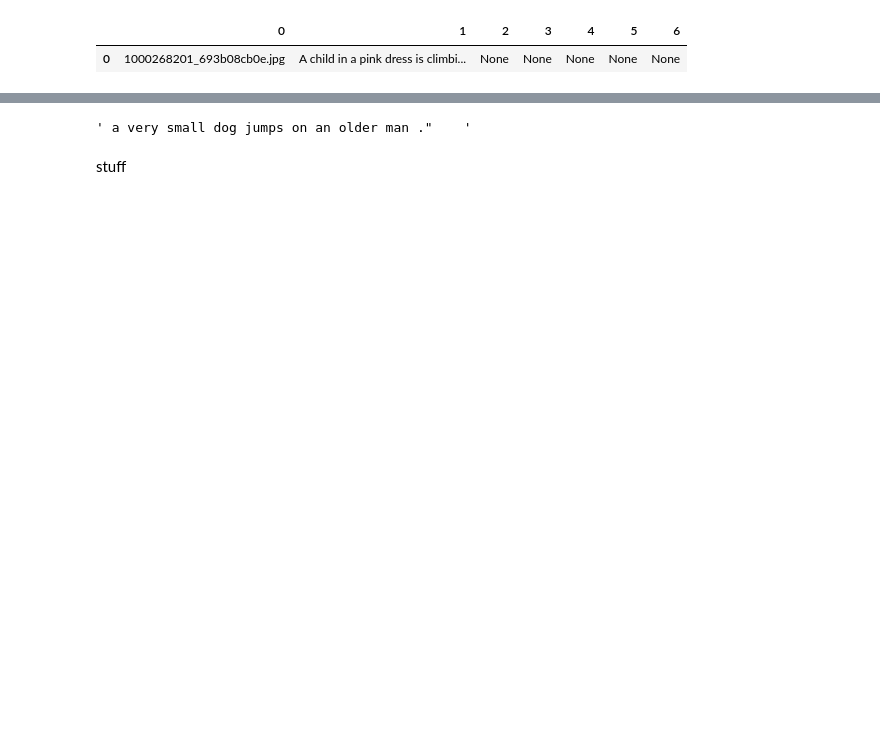
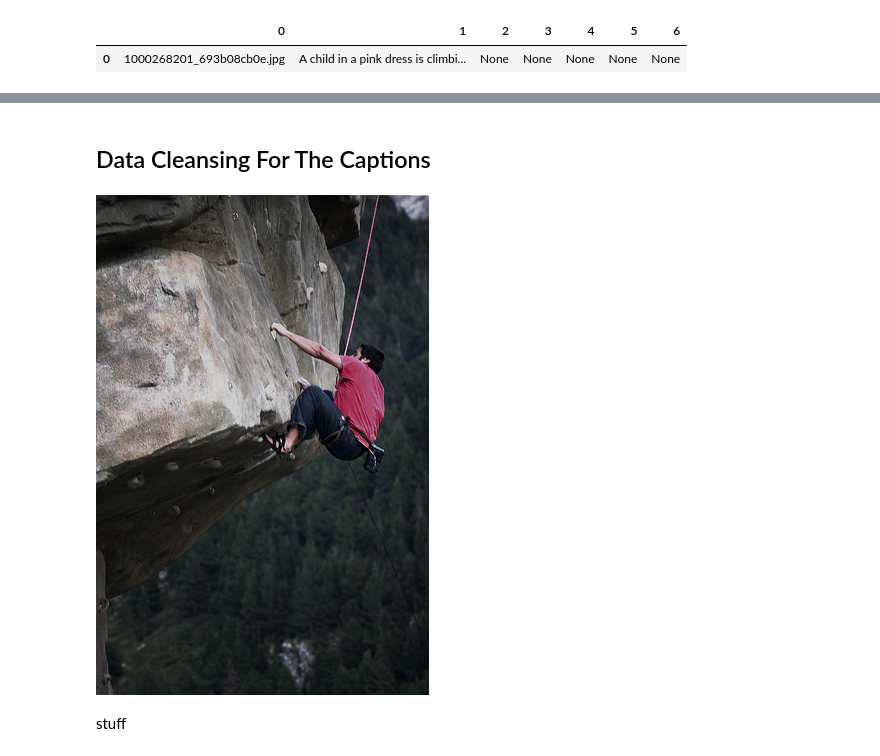
Before and after one commit to KevinTTH/Image-Captioning, a Jupyter notebook: image_captioning.ipynb, the cells around one changed output, grey strips where cells are left out. Saved outputs shown, nothing was run; the diff lists cells and outputs as text; code cells hidden in the pictures; blank space fills up the shorter version.

```diff
--- a/image_captioning.ipynb
+++ b/image_captioning.ipynb
@@ -40,14 +43,21 @@ captions.describe()
 | freq | 5 | 37 | 19 | 3 | 1 | 1 | 1 |
-# %%
-idx = []
-for i in [2,3,4,5,6]:
-    idx += list(captions[captions[i].notnull()].index)
-
-idx = list(set(idx))
-
-for index in idx:
-    captions.iloc[idx[0],:]
-# %%
-" ".join(captions.iloc[idx[0],[2,3,4,5,6]].fillna("").values)
-# %% [output]
-' a very small dog jumps on an older man ."    '
+# %% [markdown]
+## Data Cleansing For The Captions
+# %%
+idx_lines_split = []
+for i in [2,3,4,5,6]:
+    idx_lines_split += list(captions[captions[i].notnull()].index)
+
+idx_lines_split = list(set(idx_lines_split))
+
+remove_digits = str.maketrans('', '', digits)
+for index in idx_lines_split:
+    # merging the sentences that were split into multiple columns into a string
+    merged_caption = " ".join(captions.iloc[index,[1,2,3,4,5,6]].fillna("").values).strip()
+    captions.iloc[index,1] = merged_caption
+
+cleaned_captions = []
+for i in range(len(captions)):
+    # removing numbers from the string
+    cleaned_caption = captions.iloc[i,1].translate(remove_digits)
+    cleaned_captions.append(cleaned_caption)
@@ -54,3 +70,12 @@ for index in idx:
+# %%
+# every 5 rows, extract the image linked to those 5 captions
+for i in range(0,len(captions),5):
+    filename = captions.iloc[i,0]
+    img = Image.open("data/Images/" + captions.iloc[i,0])
+# %%
+Image.fromarray(np.array(img))
+# %% [output]
+[figure, added]
 # %%
 corpus = data.lower().split("\n")
 
```
Also changed, not shown: parts of 4 cells of this notebook.
